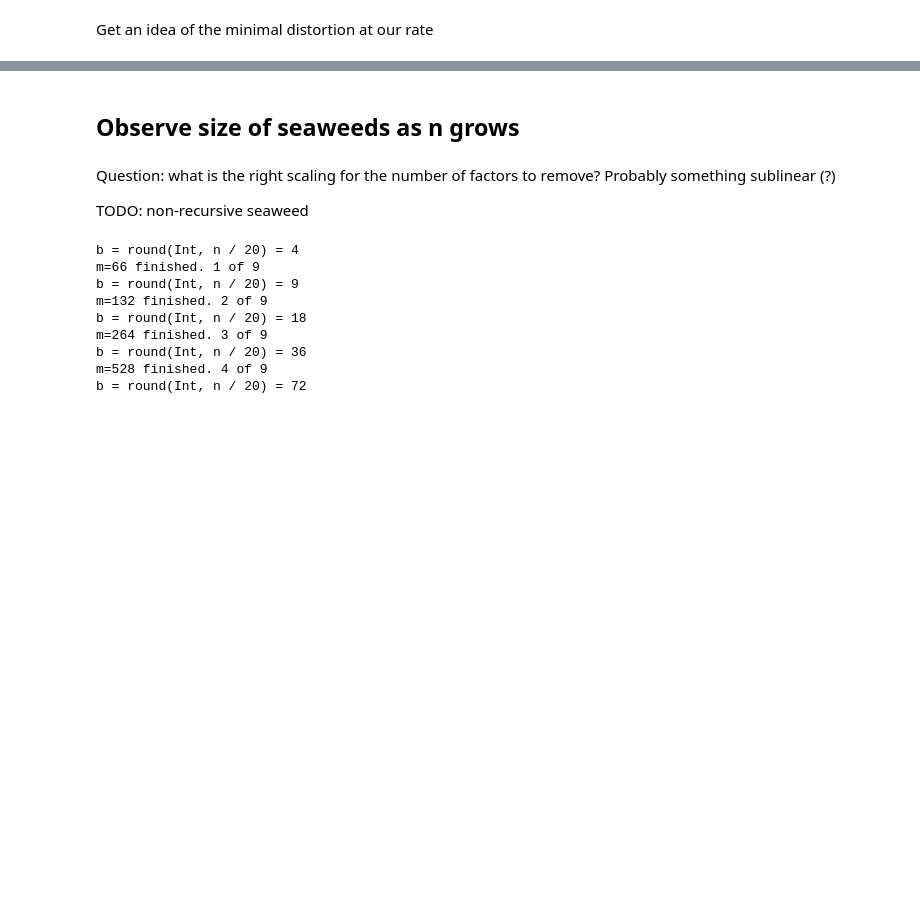
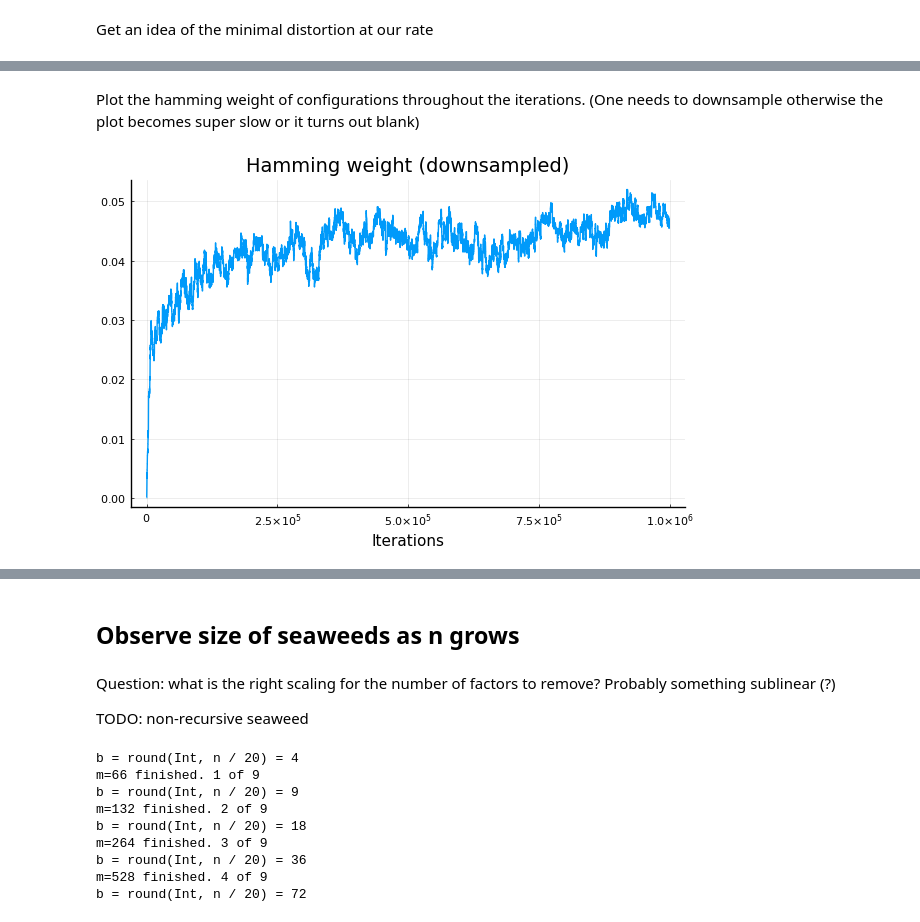
Before and after one commit to stecrotti/sourcecoding, a Jupyter notebook: notebooks/Monte carlo around codeword.ipynb, the cells around one changed output, grey strips where cells are left out. Saved outputs shown, nothing was run; the diff lists cells and outputs as text; code cells hidden in the pictures; blank space fills up the shorter version.

```diff
--- a/notebooks/Monte carlo around codeword.ipynb
+++ b/notebooks/Monte carlo around codeword.ipynb
@@ -13,6 +13,6 @@ plot(fg, size=(200,200), randseed=1)
 [figure]
 # %%
 seed = 1
-sw = seaweed(fg, seed, depths)
+sw = seaweed_rec(fg, seed, depths)
 plot(fg, size=(200,200), randseed=1, highlighted_nodes=findall(Bool.(sw)))
 # %% [output]
@@ -79,0 +111,10 @@ R = 0.26666666666666666
+# %% [markdown]
+Plot the hamming weight of configurations throughout the iterations. (One needs to downsample otherwise the plot becomes super slow or it turns out blank)
+# %%
+ds = 10
+p1 = plot(1:ds:length(hamm), hamm[1:ds:end], label="")
+xlabel!("Iterations")
+title!("Hamming weight (downsampled)")
+p1
+# %% [output]
+[figure, added]
```
Also changed, not shown: parts of 34 cells of this notebook, 10 other files.
